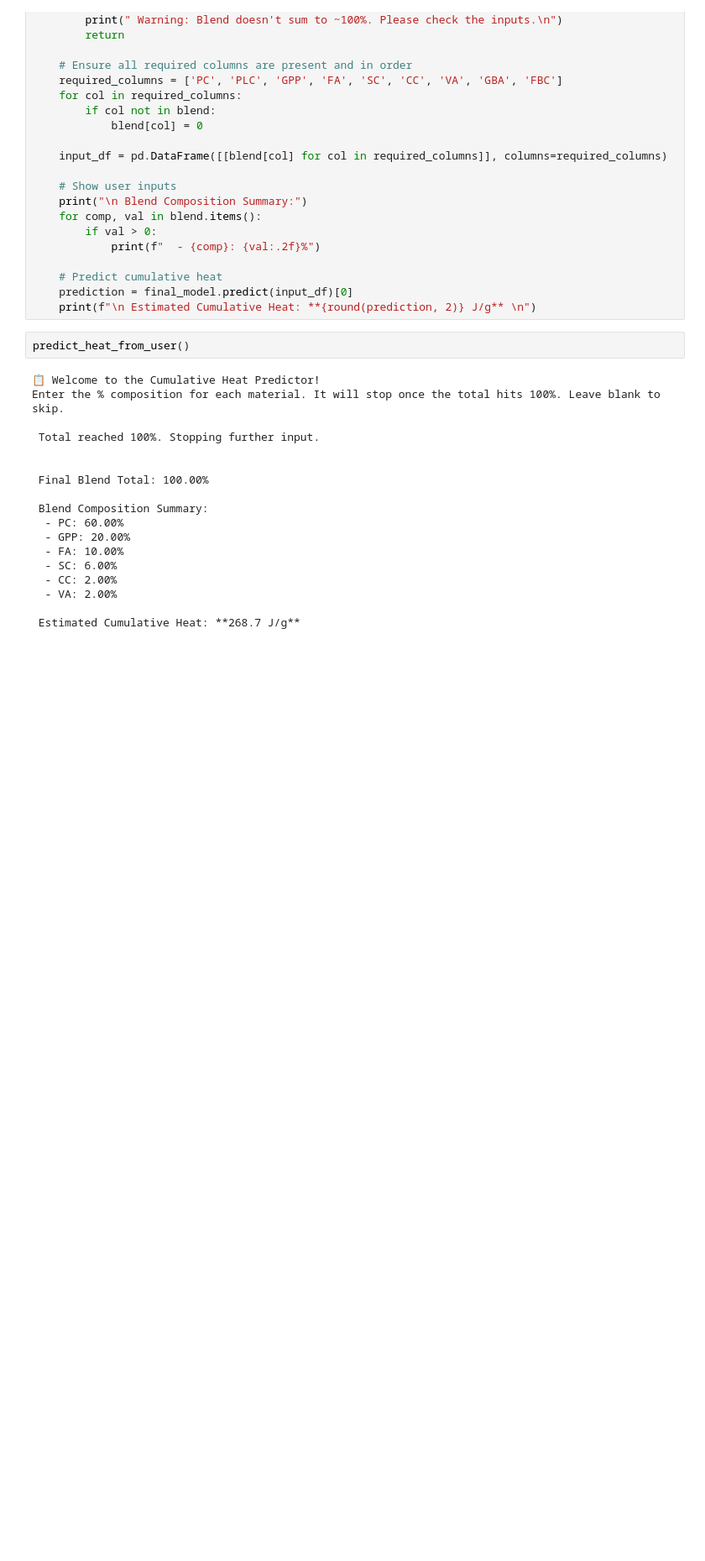
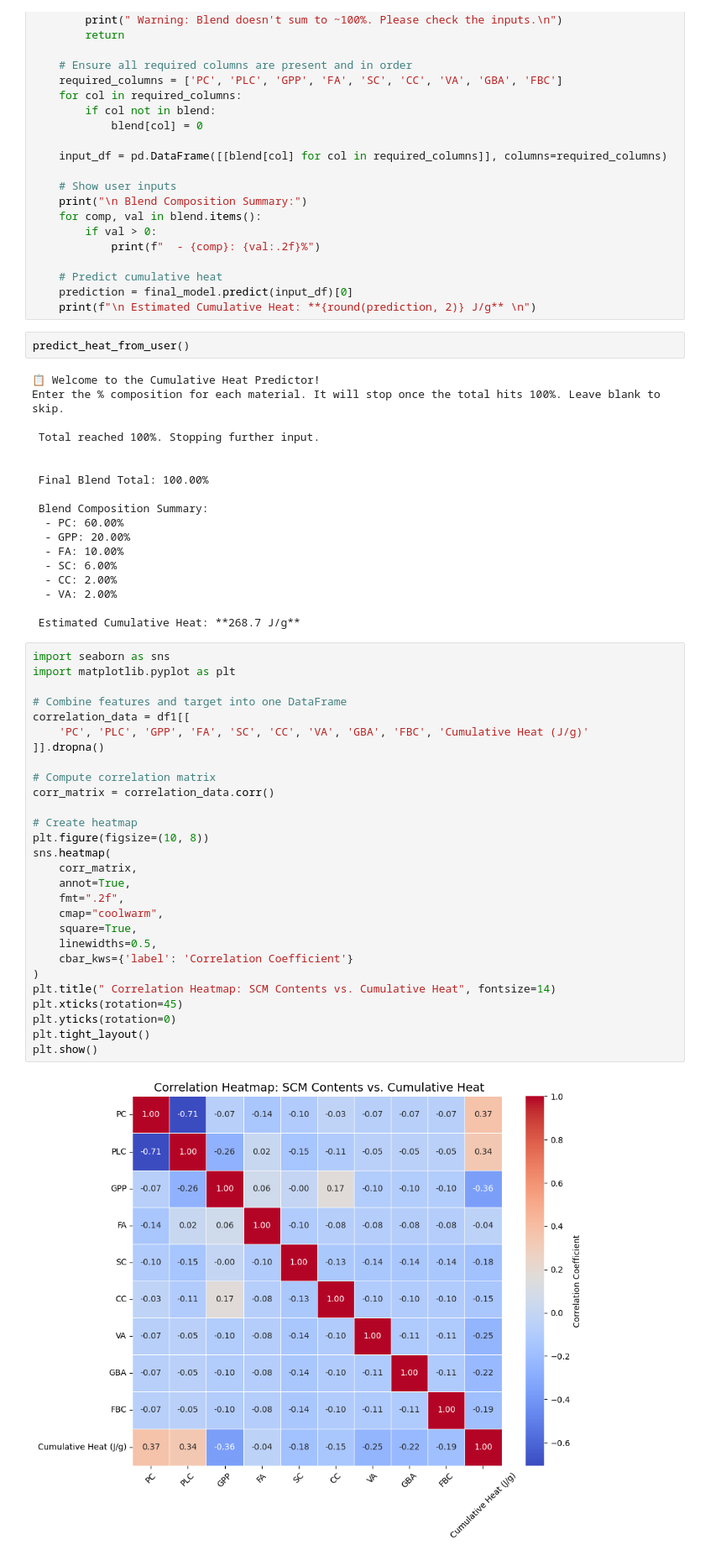
Before and after one commit to raksh2817/civil_research, a Jupyter notebook: worksheet_3.ipynb, the cells around one changed output. Shown at 84% size. Cells and saved outputs as stored; diff of their text form; blank space fills up the shorter version.

```diff
--- a/worksheet_3.ipynb
+++ b/worksheet_3.ipynb
@@ -588,3 +588,33 @@ Enter the % composition for each material. It will stop once the total hits 100%
   - VA: 2.00%
 
  Estimated Cumulative Heat: **268.7 J/g**
+# %%
+import seaborn as sns
+import matplotlib.pyplot as plt
+
+# Combine features and target into one DataFrame
+correlation_data = df1[[
+    'PC', 'PLC', 'GPP', 'FA', 'SC', 'CC', 'VA', 'GBA', 'FBC', 'Cumulative Heat (J/g)'
+]].dropna()
+
+# Compute correlation matrix
+corr_matrix = correlation_data.corr()
+
+# Create heatmap
+plt.figure(figsize=(10, 8))
+sns.heatmap(
+    corr_matrix,
+    annot=True,
+    fmt=".2f",
+    cmap="coolwarm",
+    square=True,
+    linewidths=0.5,
+    cbar_kws={'label': 'Correlation Coefficient'}
+)
+plt.title(" Correlation Heatmap: SCM Contents vs. Cumulative Heat", fontsize=14)
+plt.xticks(rotation=45)
+plt.yticks(rotation=0)
+plt.tight_layout()
+plt.show()
+# %% [output]
+[figure, added]
```
Also changed, not shown: parts of 3 cells of this notebook.
